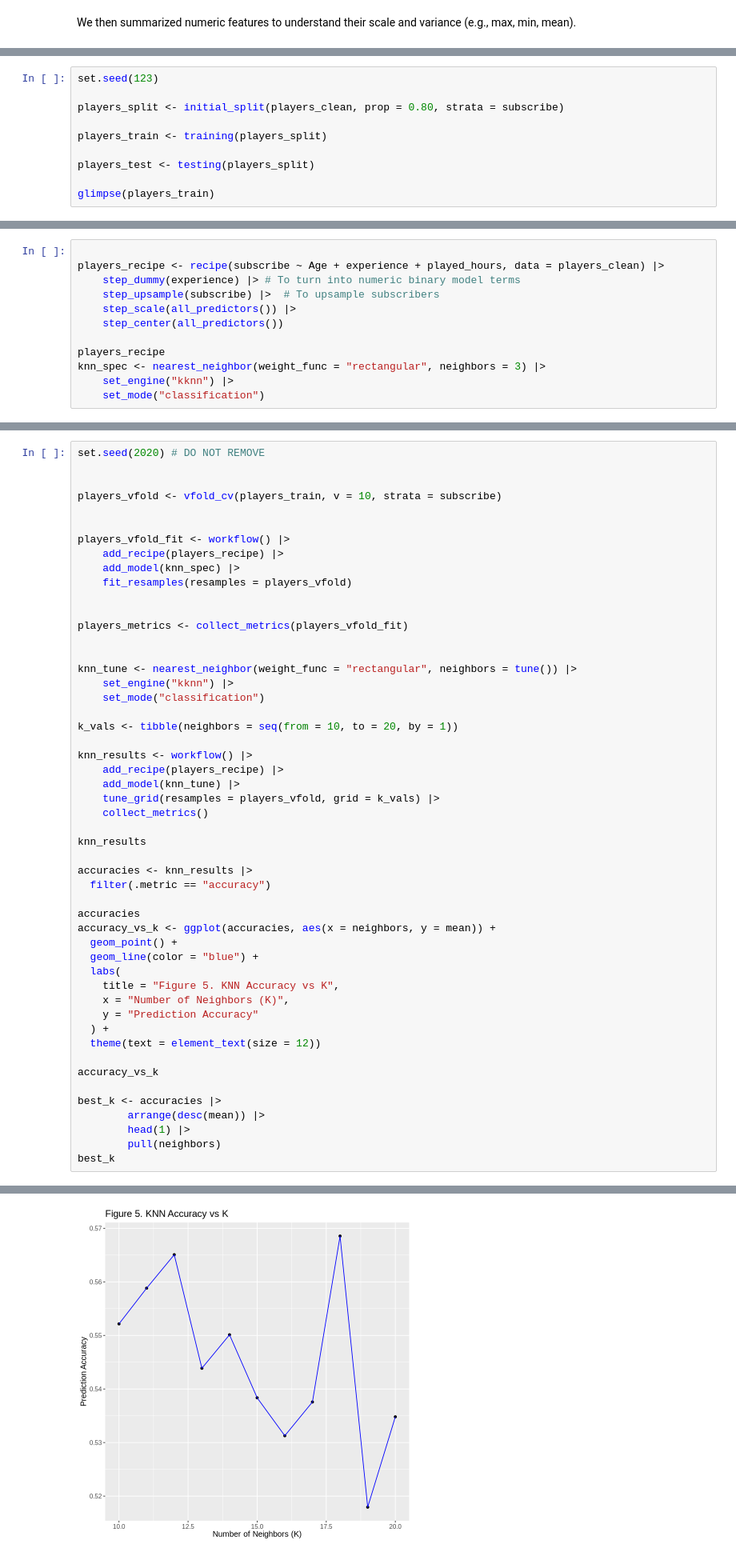
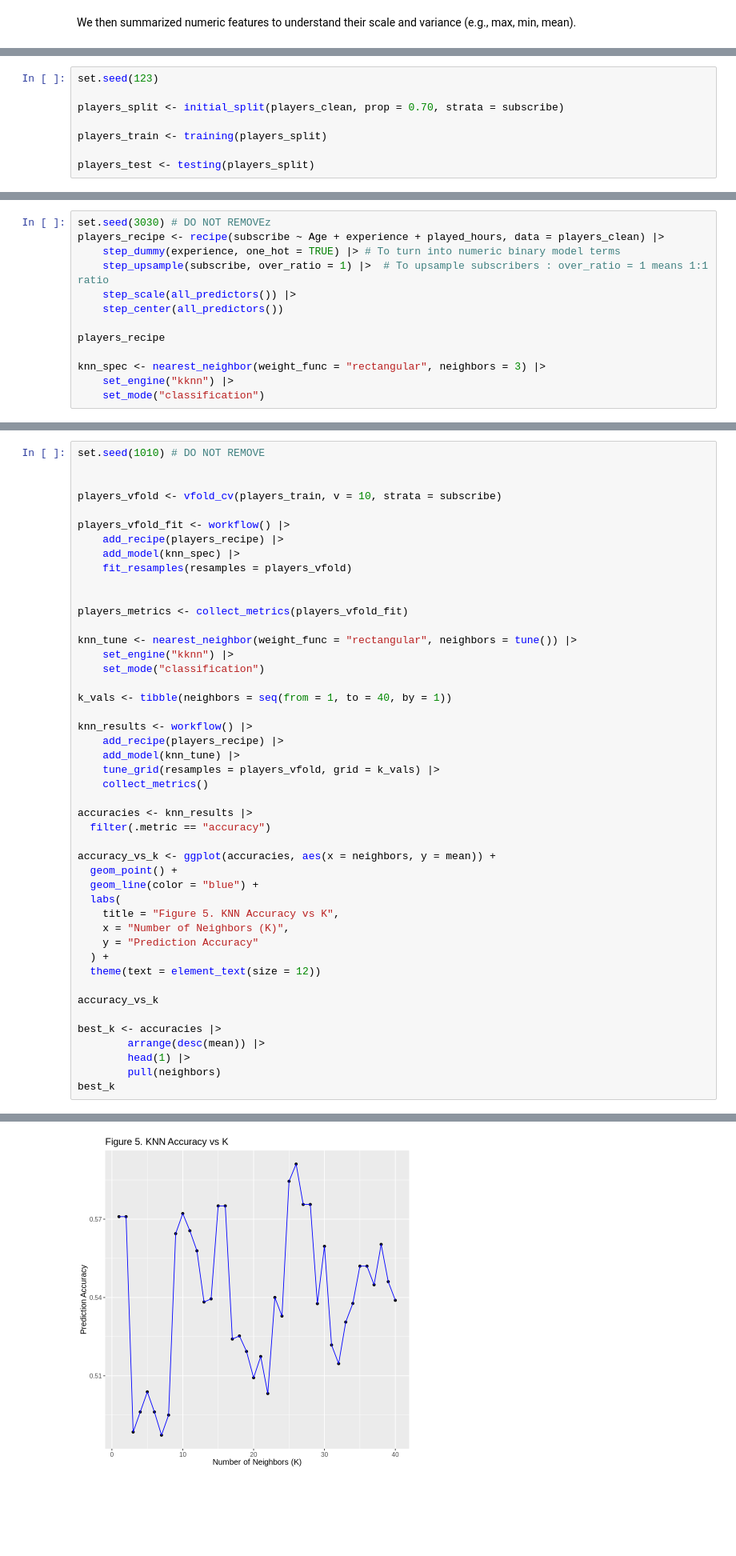
Before and after one commit to cmojar9/dsci-100-project-new, a Jupyter notebook: game_subscription_knn_report-3-3.ipynb, the cells around one changed output, grey strips where cells are left out. Shown at 80% size. Drawn from its saved outputs; the diff is of its cells as text; blank space fills up the shorter version.

Commit message:
Made changes to model

```diff
--- a/game_subscription_knn_report-3-3.ipynb
+++ b/game_subscription_knn_report-3-3.ipynb
@@ -193,10 +194,8 @@ We split the dataset into training and test sets using an 80/20 ratio in initial
 # %%
 set.seed(123)
 
-players_split <- initial_split(players_clean, prop = 0.80, strata = subscribe)
+players_split <- initial_split(players_clean, prop = 0.70, strata = subscribe)
 
 players_train <- training(players_split)
 
 players_test <- testing(players_split)
-
-glimpse(players_train)
@@ -213,12 +208,13 @@ Created recipe
 # %%
-
+set.seed(3030) # DO NOT REMOVEz
 players_recipe <- recipe(subscribe ~ Age + experience + played_hours, data = players_clean) |>
-    step_dummy(experience) |> # To turn into numeric binary model terms
-    step_upsample(subscribe) |>  # To upsample subscribers
+    step_dummy(experience, one_hot = TRUE) |> # To turn into numeric binary model terms
+    step_upsample(subscribe, over_ratio = 1) |>  # To upsample subscribers : over_ratio = 1 means 1:1 ratio
     step_scale(all_predictors()) |>
     step_center(all_predictors())
 
 players_recipe
+
 knn_spec <- nearest_neighbor(weight_func = "rectangular", neighbors = 3) |>
     set_engine("kknn") |>
     set_mode("classification")
@@ -245,9 +245,8 @@ Found best k-value
 # %%
-set.seed(2020) # DO NOT REMOVE
+set.seed(1010) # DO NOT REMOVE
 
 
 players_vfold <- vfold_cv(players_train, v = 10, strata = subscribe)
-
 
 players_vfold_fit <- workflow() |>
     add_recipe(players_recipe) |>
@@ -257,12 +256,11 @@ players_vfold_fit <- workflow() |>
 
 players_metrics <- collect_metrics(players_vfold_fit)
 
-
 knn_tune <- nearest_neighbor(weight_func = "rectangular", neighbors = tune()) |>
     set_engine("kknn") |>
     set_mode("classification")
 
-k_vals <- tibble(neighbors = seq(from = 10, to = 20, by = 1))
+k_vals <- tibble(neighbors = seq(from = 1, to = 40, by = 1))
 
 knn_results <- workflow() |>
     add_recipe(players_recipe) |>
@@ -270,12 +268,9 @@ knn_results <- workflow() |>
     tune_grid(resamples = players_vfold, grid = k_vals) |>
     collect_metrics()
 
-knn_results
-
 accuracies <- knn_results |>
   filter(.metric == "accuracy")
 
-accuracies
 accuracy_vs_k <- ggplot(accuracies, aes(x = neighbors, y = mean)) +
   geom_point() +
   geom_line(color = "blue") +
@@ -331,2 +293,2 @@ A tibble: 11 × 7
-[figure, old version]
+[figure, new version]
 # %% [markdown]
```
Also changed, not shown: parts of 20 cells of this notebook.
